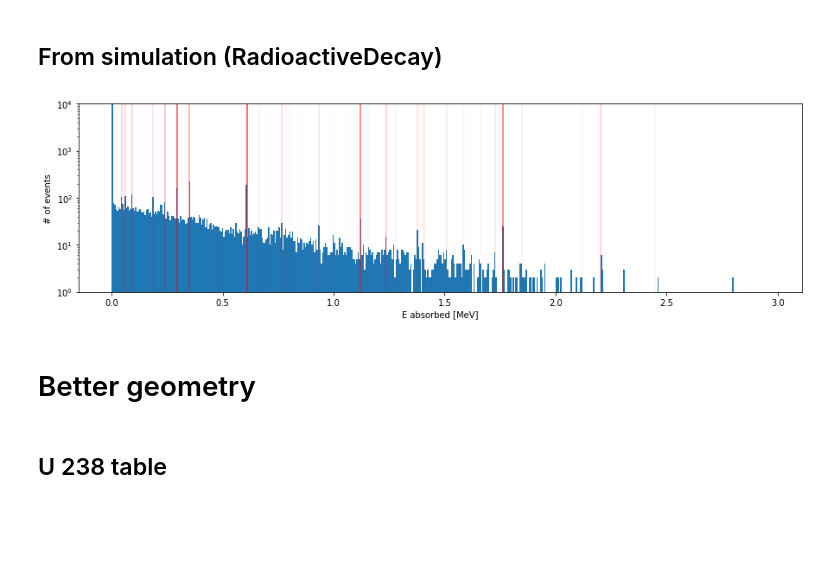
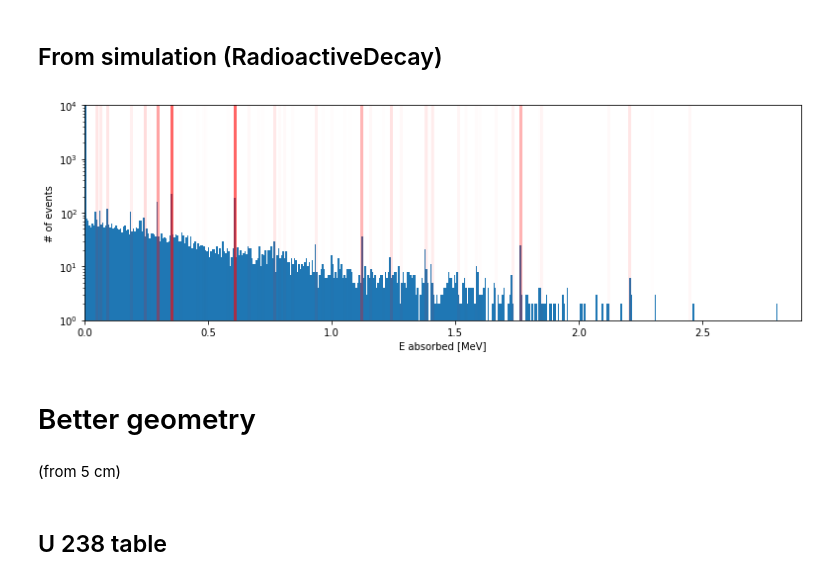
Before and after one commit to Balazzs/HPGECalorimeter, a Jupyter notebook: Analysis.ipynb, the cells around one changed output. Saved outputs shown, nothing was run; the diff lists cells and outputs as text; code cells hidden in the pictures; blank space fills up the shorter version.

```diff
--- a/Analysis.ipynb
+++ b/Analysis.ipynb
@@ -302,17 +302,23 @@ Mean absolute difference: 0.027%
 # %%
 data_U238_decay_simple_geom = read_with_angle("data/decay_U238/")
 
-plt.figure(figsize=(15,4))
+plt.figure(figsize=(13,4))
+
+for x_, freq in table:
+    plt.axvline(x_, color="red", alpha=min(freq*4, 0.6), linewidth=3)
+
 SimpleHistogram(data_U238_decay_simple_geom["Energy"], bin_num=500, do_texts=False)
 plt.yscale("log")
 plt.ylim(1,10000)
+plt.xlim(0, 2.9)
 
-for x_, freq in table:
-    plt.axvline(x_, color="red", alpha=freq*8)
+plt.savefig("figures/U_238_simdecay_simple_geom.svg", bbox_layout="tight")
 # %% [output]
-[figure, old version]
+[figure, new version]
 # %% [markdown]
 # Better geometry
+# %% [markdown]
+(from 5 cm)
 # %% [markdown]
 ## U 238 table
 # %%
```
Also changed, not shown: parts of 9 cells of this notebook, 12 other files.
